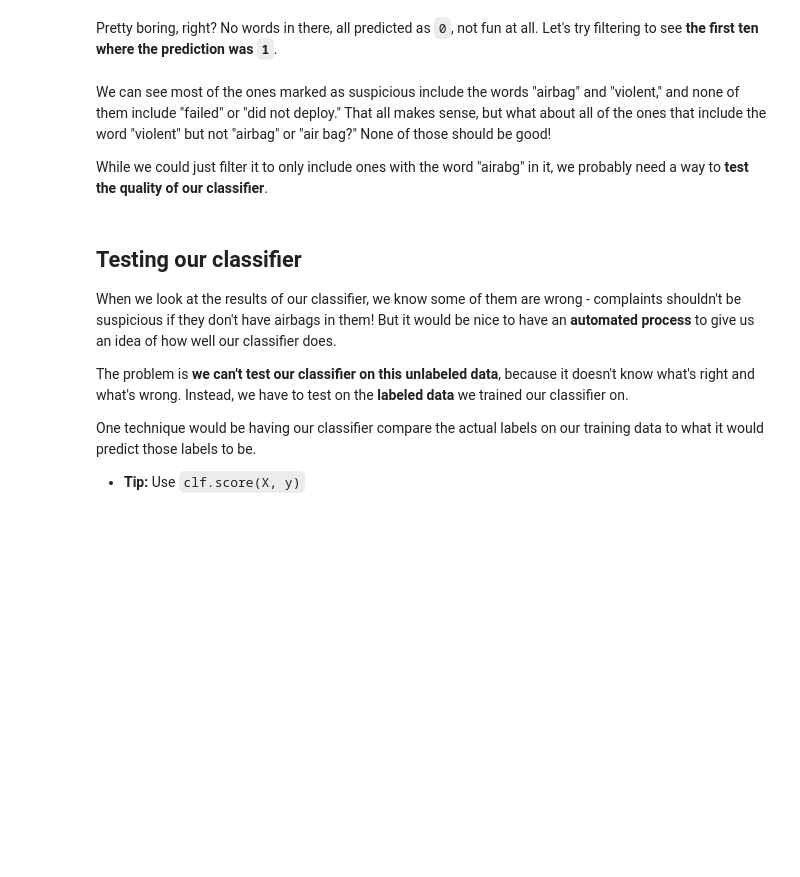
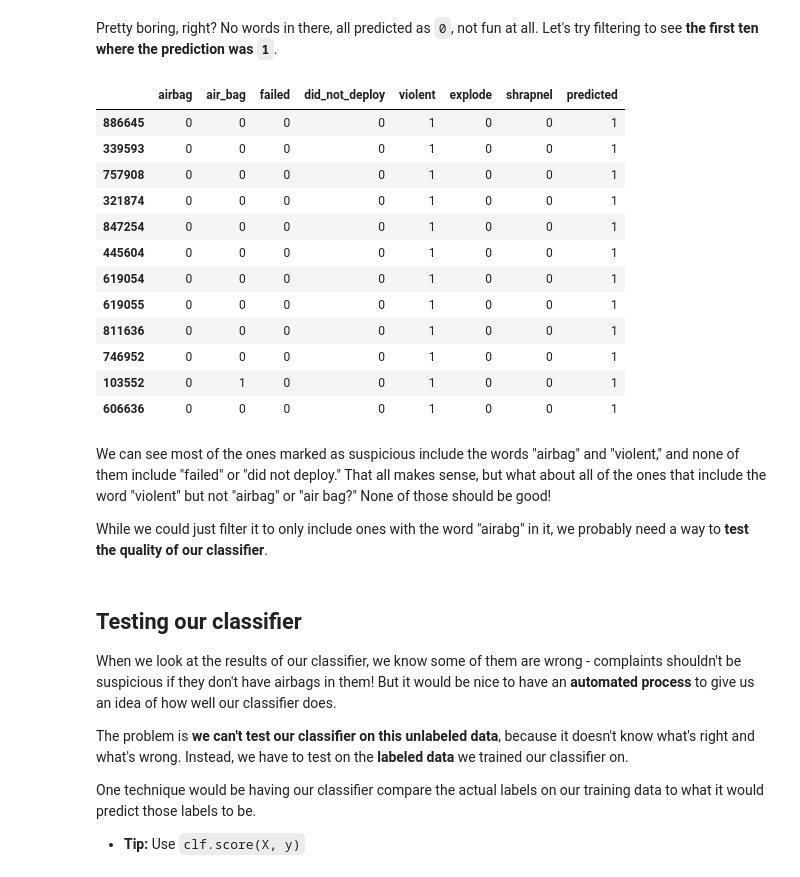
Before and after one commit to domhnallog/class_col_algorithms, a Jupyter notebook: 04-homework/04-homework-nyt-takata-odonnchadha.ipynb, the cells around one changed output. Drawn from its saved outputs; the diff is of its cells as text; code cells hidden in the pictures; blank space fills up the shorter version.

```diff
--- a/04-homework/04-homework-nyt-takata-odonnchadha.ipynb
+++ b/04-homework/04-homework-nyt-takata-odonnchadha.ipynb
@@ -295,0 +453,11 @@ features.head()
+# %%
+features = pd.DataFrame({
+    'airbag': df.CDESCR.str.contains("airbag", na=False, case=False).astype(int),
+    'air_bag': df.CDESCR.str.contains("air bag", na=False, case=False).astype(int),
+    'failed': df.CDESCR.str.contains("failed", na=False, case=False).astype(int),
+    'did_not_deploy': df.CDESCR.str.contains("did not deploy", na=False, case=False).astype(int),
+    'violent': df.CDESCR.str.contains("violent", na=False, case=False).astype(int),
+    'explode': df.CDESCR.str.contains("explode", na=False, case=False).astype(int),
+    'shrapnel': df.CDESCR.str.contains("shrapnel", na=False, case=False).astype(int)
+})
+features.head()
@@ -311,5 +505,21 @@ Let's look at the first five.
 # %% [markdown]
 Pretty boring, right? No words in there, all predicted as `0`, not fun at all. Let's try filtering to see **the first ten where the prediction was `1`**.
+# %%
+features_with_prediction.sort_values('predicted', ascending=False).head(12)
+# %% [output]
+|  | airbag | air_bag | failed | did_not_deploy | violent | explode | shrapnel | predicted |
+| 886645 | 0 | 0 | 0 | 0 | 1 | 0 | 0 | 1 |
+| 339593 | 0 | 0 | 0 | 0 | 1 | 0 | 0 | 1 |
+| 757908 | 0 | 0 | 0 | 0 | 1 | 0 | 0 | 1 |
+| 321874 | 0 | 0 | 0 | 0 | 1 | 0 | 0 | 1 |
+| 847254 | 0 | 0 | 0 | 0 | 1 | 0 | 0 | 1 |
+| 445604 | 0 | 0 | 0 | 0 | 1 | 0 | 0 | 1 |
+| 619054 | 0 | 0 | 0 | 0 | 1 | 0 | 0 | 1 |
+| 619055 | 0 | 0 | 0 | 0 | 1 | 0 | 0 | 1 |
+| 811636 | 0 | 0 | 0 | 0 | 1 | 0 | 0 | 1 |
+| 746952 | 0 | 0 | 0 | 0 | 1 | 0 | 0 | 1 |
+| 103552 | 0 | 1 | 0 | 0 | 1 | 0 | 0 | 1 |
+| 606636 | 0 | 0 | 0 | 0 | 1 | 0 | 0 | 1 |
 # %% [markdown]
 We can see most of the ones marked as suspicious include the words "airbag" and "violent," and none of them include "failed" or "did not deploy." That all makes sense, but what about all of the ones that include the word "violent" but not "airbag" or "air bag?" None of those should be good!
 
```
Also changed, not shown: parts of 54 cells of this notebook, 2 other files.
